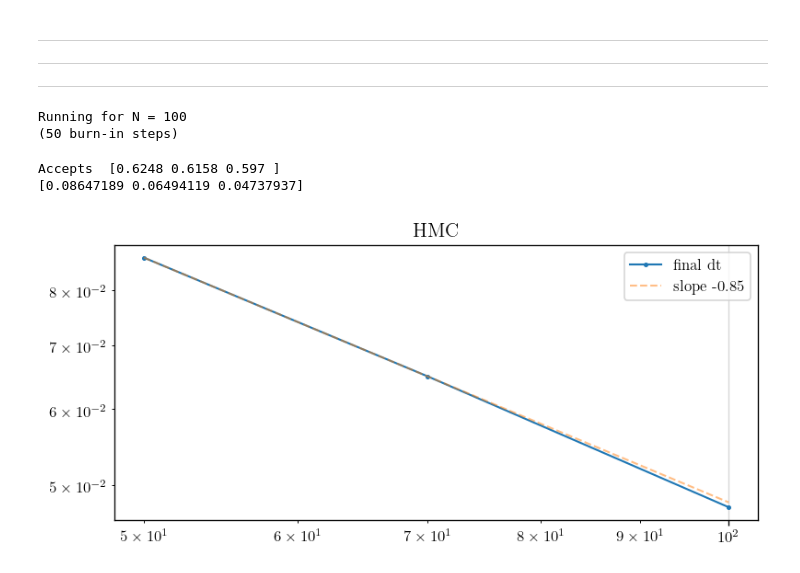
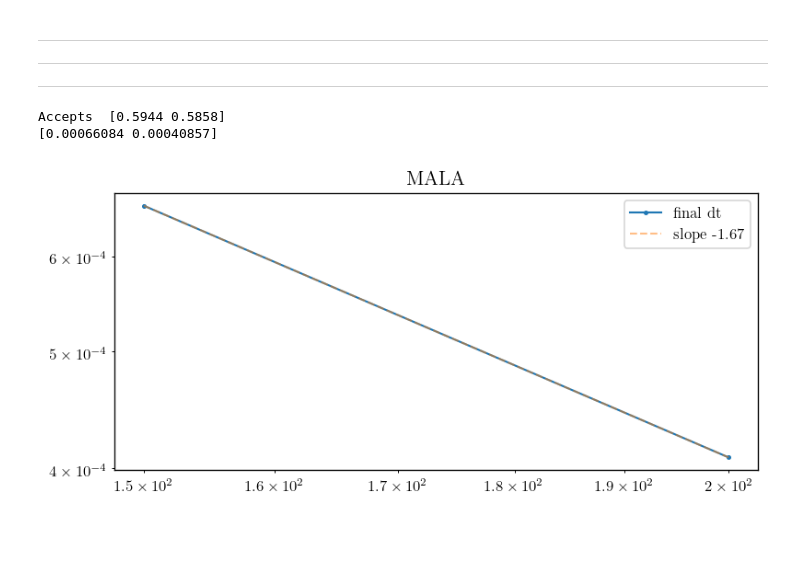
Before and after one commit to fredwdickinson/dissertation, a Jupyter notebook: code/notebooks/04_metropolis.ipynb, the cells around one changed output. Cells and saved outputs as stored; diff of their text form; code cells hidden in the pictures; blank space fills up the shorter version.

```diff
--- a/code/notebooks/04_metropolis.ipynb
+++ b/code/notebooks/04_metropolis.ipynb
@@ -86,8 +86,8 @@ importlib.reload(simulate);
 # %%
 M = 100; beta = 2; pot_name = "quartic";
 total_steps = 50000; target = 0.6;
-N_range = [50, 70, 100]
-method = "hmc"
+N_range = [150, 200]
+method = "mala"
 
 last_accepts = np.zeros_like(N_range, dtype = float)
 last_dts = np.zeros_like(N_range, dtype = float)
@@ -99,7 +99,7 @@ for j, N in enumerate(N_range):
     print(f"Running for N = {N}")
 
     init = random_matrix.init_gue_eigenvalues(M, N)
-    dt_init = 1/N # Start near best guess..
+    dt_init = 1/(N**2) # Start near best guess..
     burn_steps = int(0.5/dt_init) # i.e. T_burn = 0.5.
     print(f"({burn_steps} burn-in steps)")
 
@@ -108,28 +108,25 @@ for j, N in enumerate(N_range):
 
     last_accepts[j] = accept_history[-50:].mean()
     last_dts[j] = dt_history[-50:].mean()
-# %% [output]
-Running for N = 100
-(50 burn-in steps)
 # %%
 # Quick check on last accepts.
 print(f"Accepts ", last_accepts)
 print(last_dts)
 
 fig, ax = plt.subplots()
 ax.loglog(N_range, last_dts, label = "final dt", marker = 'o')
 
 log_N = np.log10(N_range); log_dt = np.log10(last_dts);
-slope, intercept = np.polyfit(log_N[0:-1], log_dt[0:-1], 1)
+slope, intercept = np.polyfit(log_N, log_dt, 1)
 ax.plot(N_range, 10**(intercept)*N_range**slope, linestyle = "--", alpha = 0.5, label = f"slope {slope:.2f}")
 ax.set_title(method.upper())
 
 ax.legend()
 plt.show()
 # %% [output]
-Accepts  [0.6248 0.6158 0.597 ]
-[0.08647189 0.06494119 0.04737937]
+Accepts  [0.5944 0.5858]
+[0.00066084 0.00040857]
-[figure, old version]
+[figure, new version]
 # %%
 # Trace plots for these Ns.
 for j, N in enumerate(N_range):
```
Also changed, not shown: parts of 6 cells of this notebook, 1 other file.
